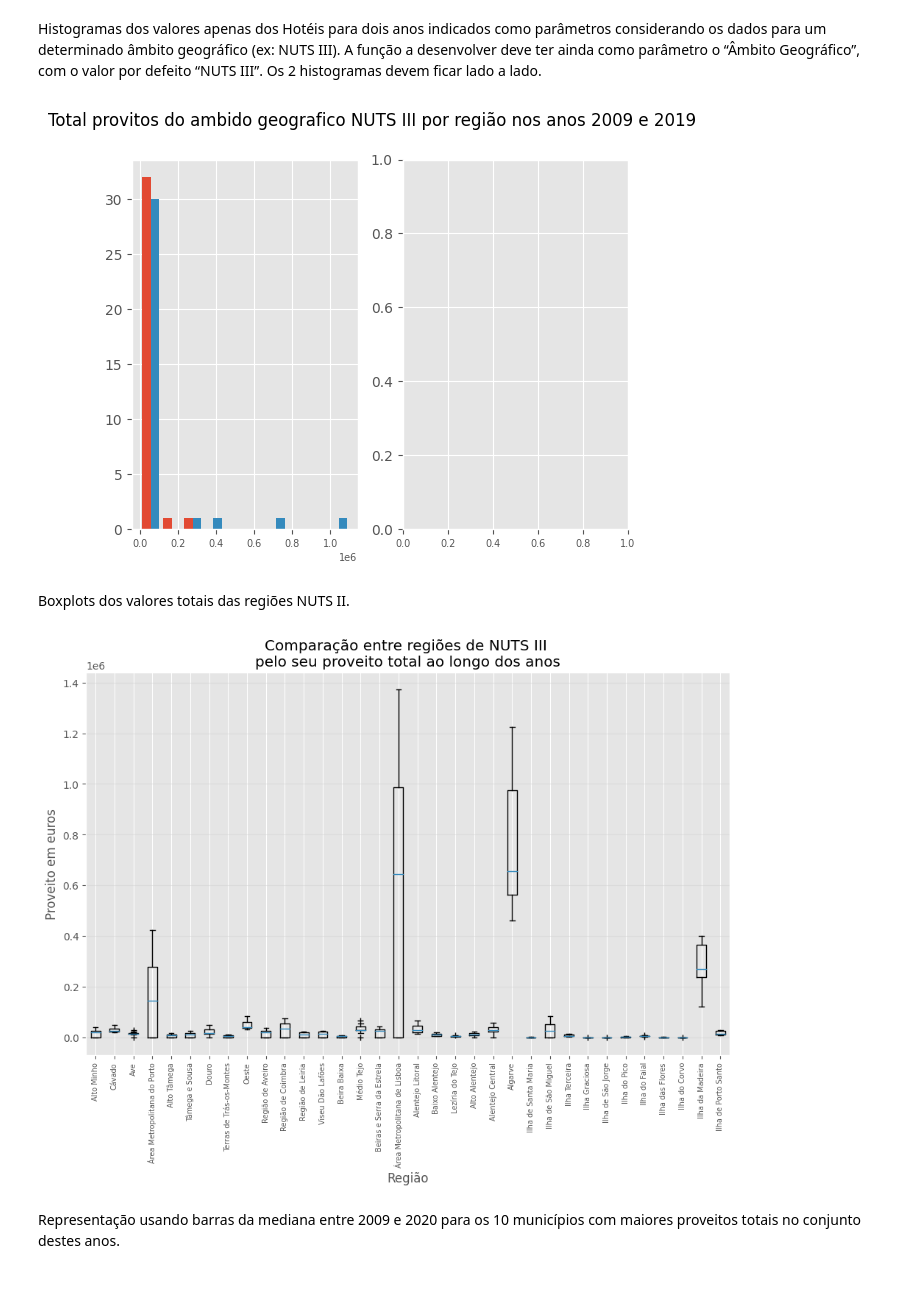
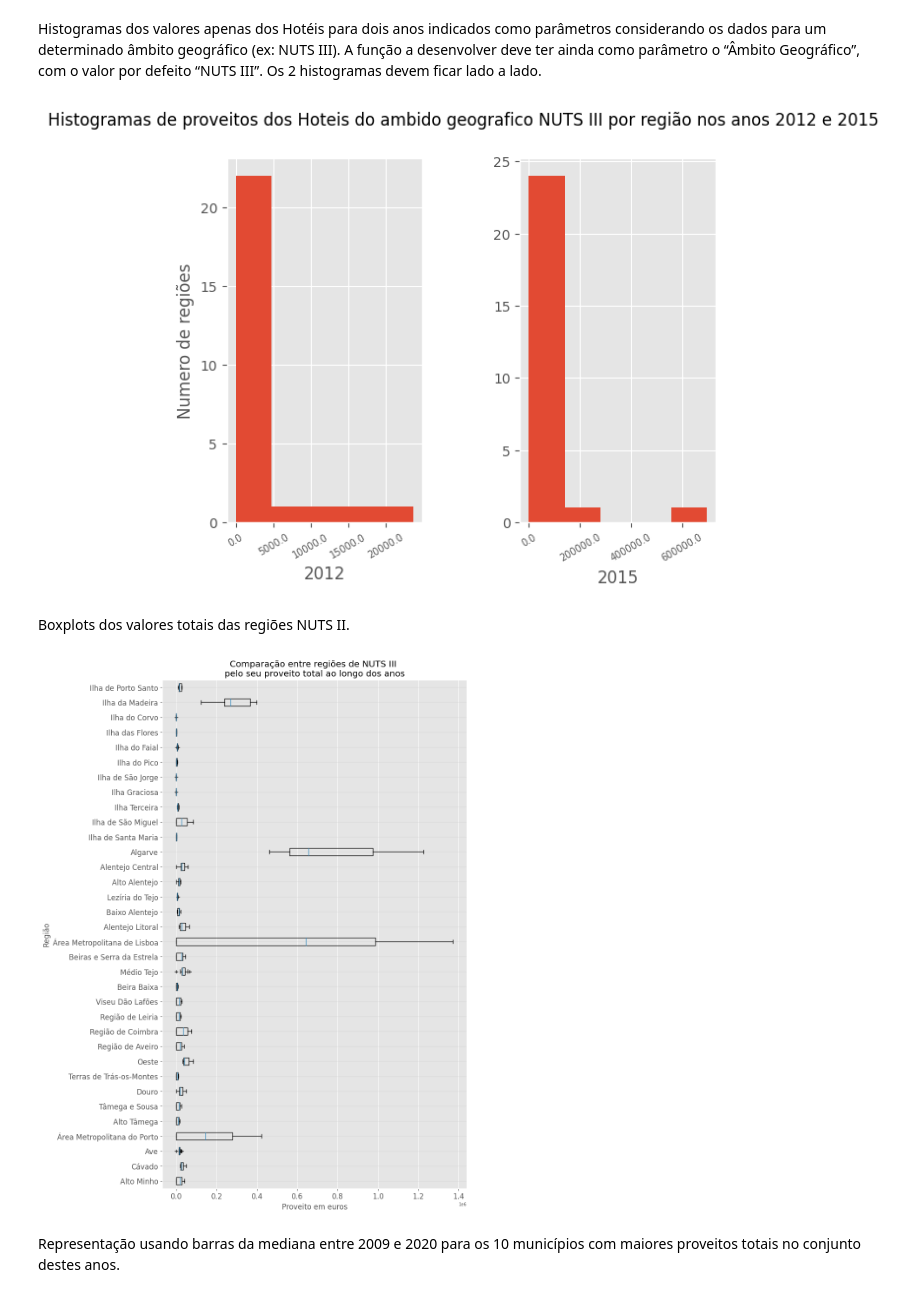
Before and after one commit to Mohaamedl/Poo-Python, a Jupyter notebook: Guiao7/mat_pordata.ipynb, the cells around one changed output. Drawn from its saved outputs; the diff is of its cells as text; code cells hidden in the pictures.

```diff
--- a/Guiao7/mat_pordata.ipynb
+++ b/Guiao7/mat_pordata.ipynb
@@ -93,57 +93,63 @@ Geográfico”, com o valor por defeito “NUTS III”. Os 2 histogramas devem f
 lado a lado.
 # %%
 def stsHotel_years(year_1,year_2,ag='NUTS III'):
-    xx = pordata.loc[ag,'Região']
     data = pordata.loc[ag,[('HOTEIS_'+str(year_1)),('HOTEIS_'+str(year_2))]]
-
+    data = data.loc[~(data>0).all(axis=1)]
     plt.rc('xtick',labelsize=7)
-    yy_year_1 = pordata.loc[ag,('HOTEIS_'+str(year_1))].sort_values(ascending=False) / 1e+6
-    yy_year_2 = pordata.loc[ag,('HOTEIS_'+str(year_2))].sort_values(ascending=False) / 1e+6
-
+    yy_year_1 = data.loc[ag,('HOTEIS_'+str(year_1))].sort_values(ascending=False).tolist()
+    yy_year_2 = data.loc[ag,('HOTEIS_'+str(year_2))].sort_values(ascending=False)
     fig, axs = plt.subplots(1,2)
 
-    fig.subplots_adjust(hspace=2.3)
-    fig.suptitle('Total provitos do ambido geografico '+ag+' por região nos anos ' +str(year_1) +' e '+ str(year_2))
+
+    axs[0].hist(yy_year_1,bins=5)
+    axs[1].hist(yy_year_2,bins=5)
 
 
-    axs[0].hist(data)
-    fig.savefig('images/ex3_'+ag+'_'+str(year_1)+'_and_'+str(year_2)+'.svg',format='SVG')
-stsHotel_years(2009,2019)
+    fig.subplots_adjust(hspace=0.5,wspace=0.5)
+    fig.suptitle('Histogramas de proveitos dos Hoteis do ambido geografico '+ag+' por região nos anos ' +str(year_1) +' e '+ str(year_2))
+    axs[0].set_xticklabels(axs[0].get_xticks(), rotation = 30)
+    axs[1].set_xticklabels(axs[1].get_xticks(), rotation = 30)
+
+
+    axs[0].set_xlabel(year_1)
+    axs[0].set_ylabel('Numero de regiões')
+    axs[1].set_xlabel(year_2)
+    #axs[1].set_ylabel('Numero de regiões')
+    fig.savefig('../Guiao7/images/turismo_plt/ex3_'+ag+'_'+str(year_1)+'_and_'+str(year_2)+'.svg',format='SVG')
+stsHotel_years(2012,2015)
 # %% [output]
-[figure, old version]
+[figure, new version]
 # %% [markdown]
 Boxplots dos valores totais das regiões NUTS II.
 # %%
 
 def boxplotgraph(ag):
     pordata_temp = pordata.loc[ag]
-    x = pordata_temp['Região']
+    y = pordata_temp['Região']
     fig, ax = plt.subplots(1)
-    fig.set_size_inches(10,8)
+    fig.set_size_inches(8,18)
     fig.canvas.manager.set_window_title('Boxplot: '+ag)
     fig.subplots_adjust(left=0.075, right=0.95, top=0.9, bottom=0.25)
     data = pordata_temp.iloc[:,1:13].transpose()
-    bp = ax.boxplot(data,notch=False, sym='+', vert=True, whis=1.5)
+    bp = ax.boxplot(data,notch=False, sym='+', vert=False, whis=1.5)
 
-    ax.set_xticklabels(x,rotation=90)
+    ax.set_yticklabels(y)
     plt.setp(bp['boxes'], color='black')
     plt.setp(bp['whiskers'], color='black')
     plt.setp(bp['fliers'], color='red', marker='+')
     ax.yaxis.grid(True, linestyle='-', which='major', color='lightgrey', alpha=0.5)
     ax.set(axisbelow=True,
         title='Comparação entre regiões de '+ag+' \npelo seu proveito total ao longo dos anos',
-        xlabel='Região',
-        ylabel='Proveito em euros')
+        xlabel='Proveito em euros',
+        ylabel='Região',)
+    ax.tick_params(axis='both', which='major', labelsize=12)
+
     #plt.gca().set_position([0, 0, 1, 1])
-    fig.savefig('images/ex4'+ag+'.svg',format='SVG')
-
-
-
-
+    fig.savefig('../Guiao7/images/turismo_plt/ex4'+ag+'.svg',format='SVG')
 
 boxplotgraph('NUTS III')
 # %% [output]
-[figure, old version]
+[figure, new version]
 # %% [markdown]
 Representação usando barras da mediana entre 2009 e 2020 para os 10 municípios
 com maiores proveitos totais no conjunto destes anos.
```
Also changed, not shown: parts of 3 cells of this notebook, 52 other files.
